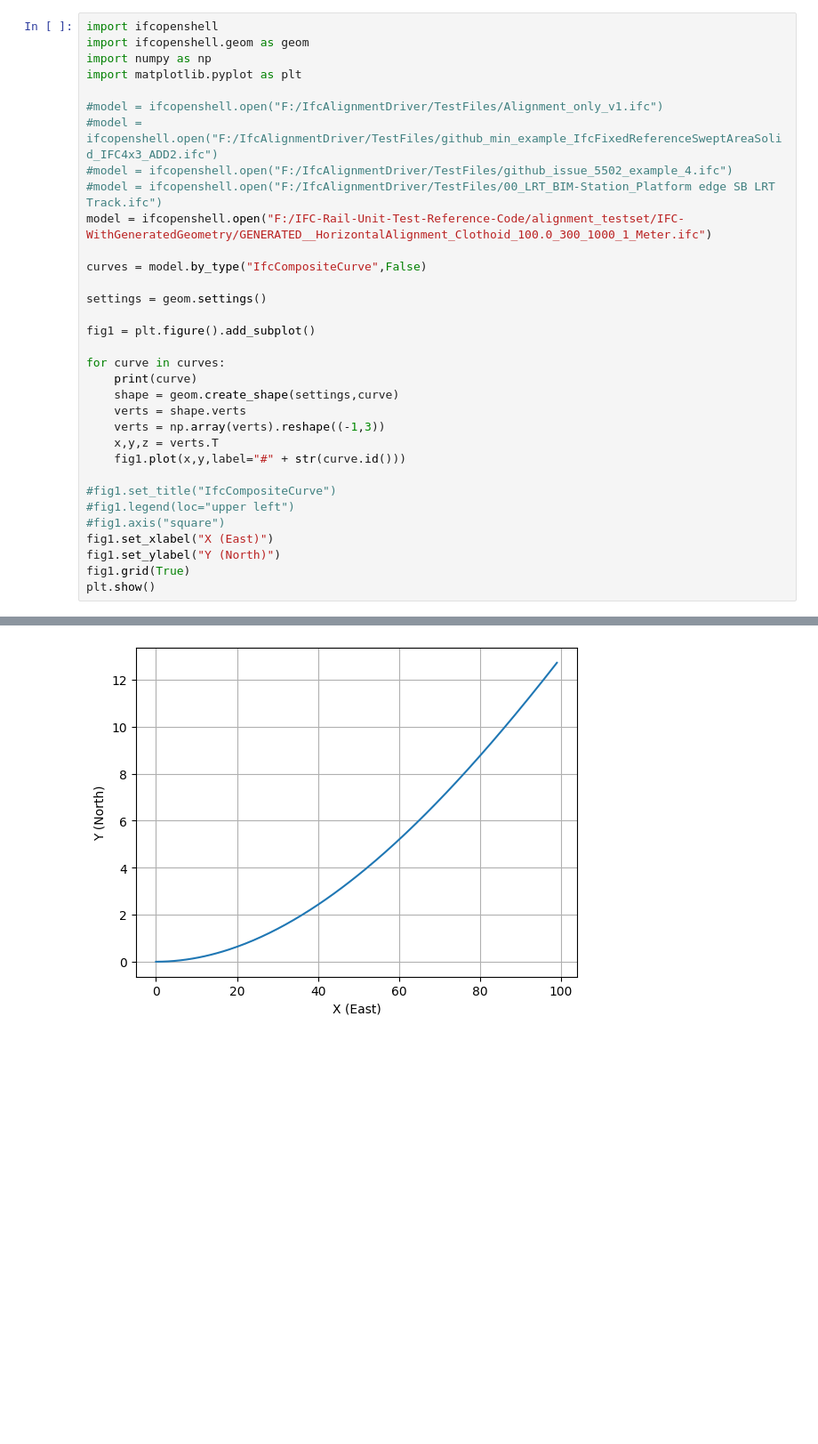
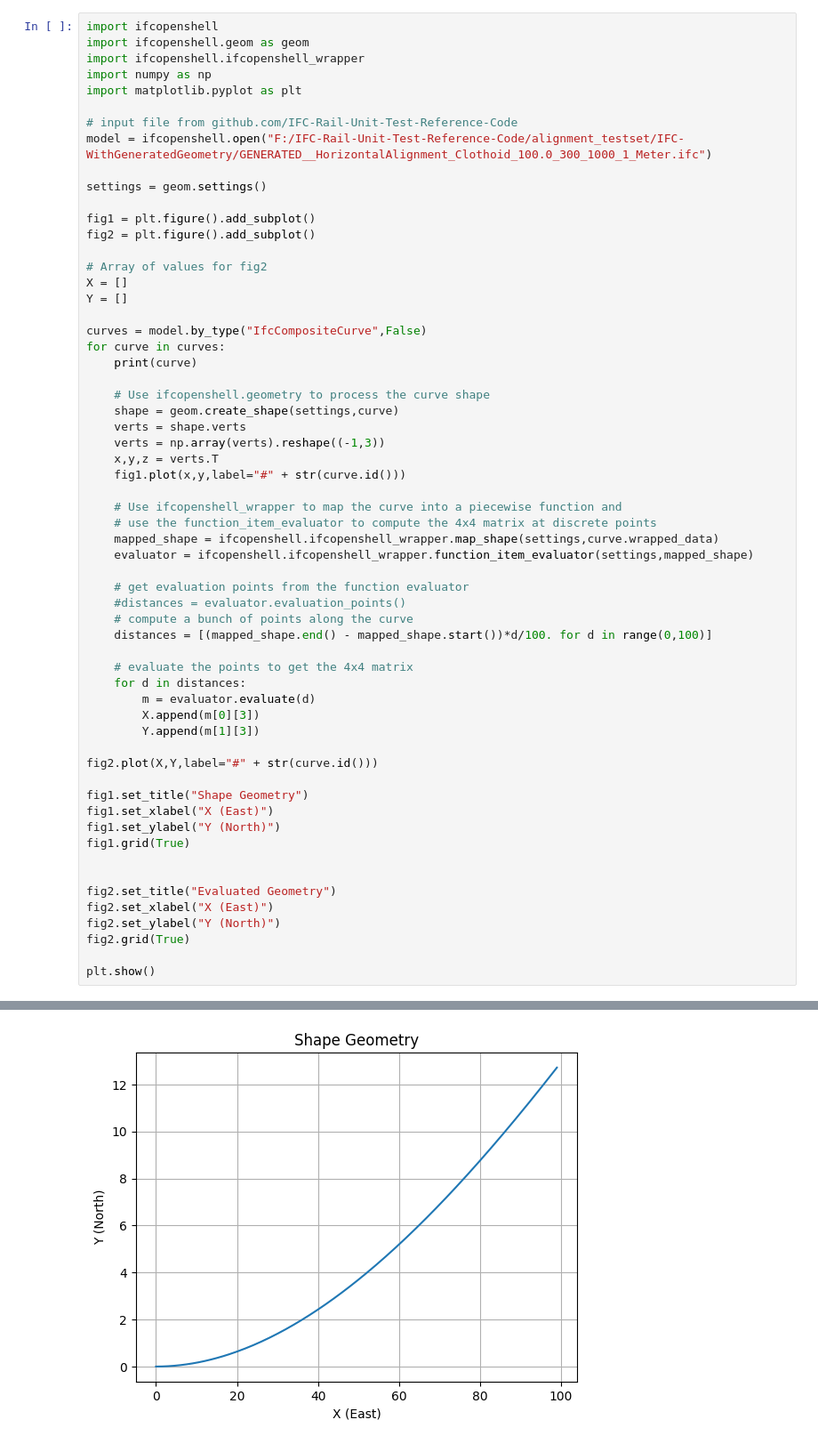
Before and after one commit to RickBrice/IfcAlignmentDriver, a Jupyter notebook: Notebooks/CompositeCurvePlot.ipynb, the cells around one changed output, grey strips where cells are left out. Shown at 89% size. Cells and saved outputs as stored; diff of their text form; blank space fills up the shorter version.

```diff
--- a/Notebooks/CompositeCurvePlot.ipynb
+++ b/Notebooks/CompositeCurvePlot.ipynb
@@ -1,36 +1,63 @@
 # %%
 import ifcopenshell
 import ifcopenshell.geom as geom
+import ifcopenshell.ifcopenshell_wrapper
 import numpy as np
 import matplotlib.pyplot as plt
 
-#model = ifcopenshell.open("F:/IfcAlignmentDriver/TestFiles/Alignment_only_v1.ifc")
-#model = ifcopenshell.open("F:/IfcAlignmentDriver/TestFiles/github_min_example_IfcFixedReferenceSweptAreaSolid_IFC4x3_ADD2.ifc")
-#model = ifcopenshell.open("F:/IfcAlignmentDriver/TestFiles/github_issue_5502_example_4.ifc")
-#model = ifcopenshell.open("F:/IfcAlignmentDriver/TestFiles/00_LRT_BIM-Station_Platform edge SB LRT Track.ifc")
+# input file from github.com/IFC-Rail-Unit-Test-Reference-Code
 model = ifcopenshell.open("F:/IFC-Rail-Unit-Test-Reference-Code/alignment_testset/IFC-WithGeneratedGeometry/GENERATED__HorizontalAlignment_Clothoid_100.0_300_1000_1_Meter.ifc")
-
-curves = model.by_type("IfcCompositeCurve",False)
 
 settings = geom.settings()
 
 fig1 = plt.figure().add_subplot()
+fig2 = plt.figure().add_subplot()
 
+# Array of values for fig2
+X = []
+Y = []
+
+curves = model.by_type("IfcCompositeCurve",False)
 for curve in curves:
     print(curve)
+
+    # Use ifcopenshell.geometry to process the curve shape
     shape = geom.create_shape(settings,curve)
     verts = shape.verts
     verts = np.array(verts).reshape((-1,3))
     x,y,z = verts.T
     fig1.plot(x,y,label="#" + str(curve.id()))
 
-#fig1.set_title("IfcCompositeCurve")
-#fig1.legend(loc="upper left")
-#fig1.axis("square")
+    # Use ifcopenshell_wrapper to map the curve into a piecewise function and
+    # use the function_item_evaluator to compute the 4x4 matrix at discrete points
+    mapped_shape = ifcopenshell.ifcopenshell_wrapper.map_shape(settings,curve.wrapped_data)
+    evaluator = ifcopenshell.ifcopenshell_wrapper.function_item_evaluator(settings,mapped_shape)
+
+    # get evaluation points from the function evaluator
+    #distances = evaluator.evaluation_points()
+    # compute a bunch of points along the curve
+    distances = [(mapped_shape.end() - mapped_shape.start())*d/100. for d in range(0,100)]
+
+    # evaluate the points to get the 4x4 matrix
+    for d in distances:
+        m = evaluator.evaluate(d)
+        X.append(m[0][3])
+        Y.append(m[1][3])
+
+fig2.plot(X,Y,label="#" + str(curve.id()))
+
+fig1.set_title("Shape Geometry")
 fig1.set_xlabel("X (East)")
 fig1.set_ylabel("Y (North)")
 fig1.grid(True)
+
+
+fig2.set_title("Evaluated Geometry")
+fig2.set_xlabel("X (East)")
+fig2.set_ylabel("Y (North)")
+fig2.grid(True)
+
 plt.show()
 # %% [output]
 #35=IfcCompositeCurve((#36,#48),.F.)
-[figure, old version]
+[figure, new version]
```
Also changed, not shown: parts of 1 cell of this notebook, 4 other files.
